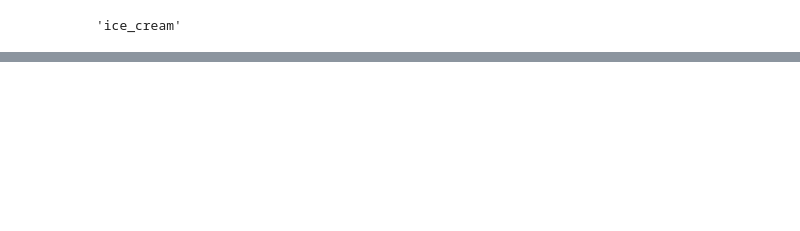
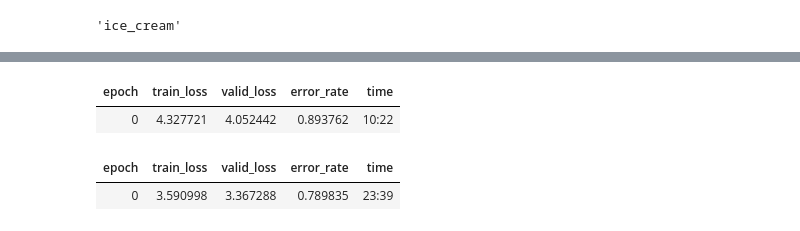
Before and after one commit to davidkalmn/image_classification_food_MI, a Jupyter notebook: food_model.ipynb, the cells around one changed output, grey strips where cells are left out. Cells and saved outputs as stored; diff of their text form; code cells hidden in the pictures; blank space fills up the shorter version.

```diff
--- a/food_model.ipynb
+++ b/food_model.ipynb
@@ -60,3 +62,8 @@ dls.train.show_batch()
 # %%
 learn = cnn_learner(dls, resnet34, metrics=error_rate, pretrained=True)
-learn.fine_tune(epochs=10)
+learn.fine_tune(epochs=1)
+# %% [output]
+| epoch | train_loss | valid_loss | error_rate | time |
+| 0 | 4.327721 | 4.052442 | 0.893762 | 10:22 |
+| epoch | train_loss | valid_loss | error_rate | time |
+| 0 | 3.590998 | 3.367288 | 0.789835 | 23:39 |
```
Also changed, not shown: parts of 9 cells of this notebook, 3 other files.
